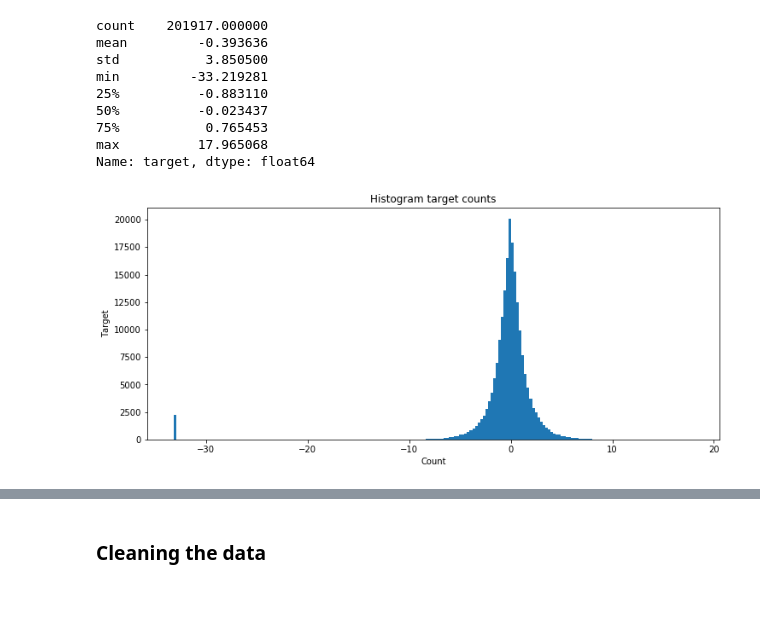
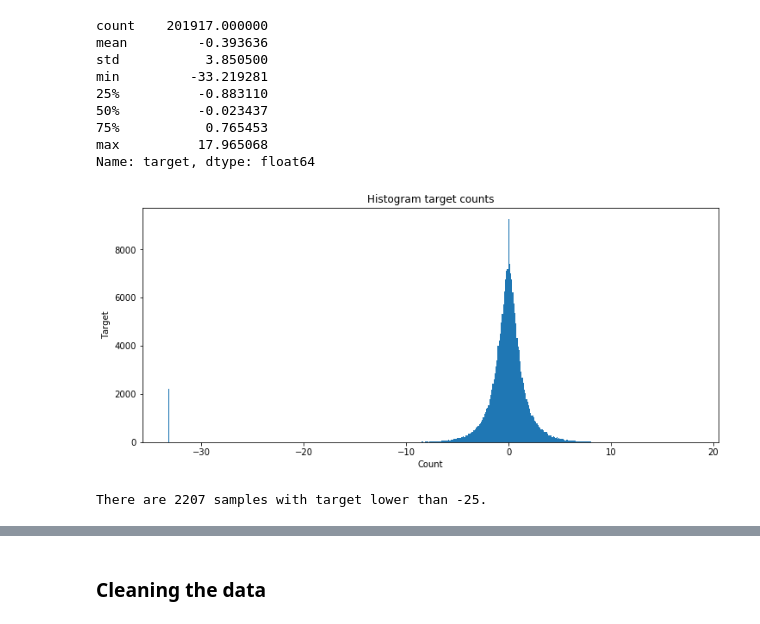
Before and after one commit to johngreibelarsen/understand-customer-loyalty, a Jupyter notebook: basic_kernel.ipynb, the cells around one changed output, grey strips where cells are left out. Saved outputs shown, nothing was run; the diff lists cells and outputs as text; code cells hidden in the pictures; blank space fills up the shorter version.

```diff
--- a/basic_kernel.ipynb
+++ b/basic_kernel.ipynb
@@ -53,11 +84,15 @@ Name: target, dtype: float64
 # %%
 import matplotlib.pyplot as plt
 
 plt.figure(figsize=(12, 5))
-plt.hist(df_train.target.values, bins=200)
+plt.hist(df_train.target.values, bins=500)
 plt.title('Histogram target counts')
 plt.xlabel('Count')
 plt.ylabel('Target')
 plt.show()
 # %% [output]
-[figure, old version]
+[figure, new version]
+# %%
+print('There are {0} samples with target lower than -25.'.format(df_train.loc[df_train.target < -25].shape[0]))
+# %% [output]
+There are 2207 samples with target lower than -25.
```
Also changed, not shown: parts of 29 cells of this notebook.
